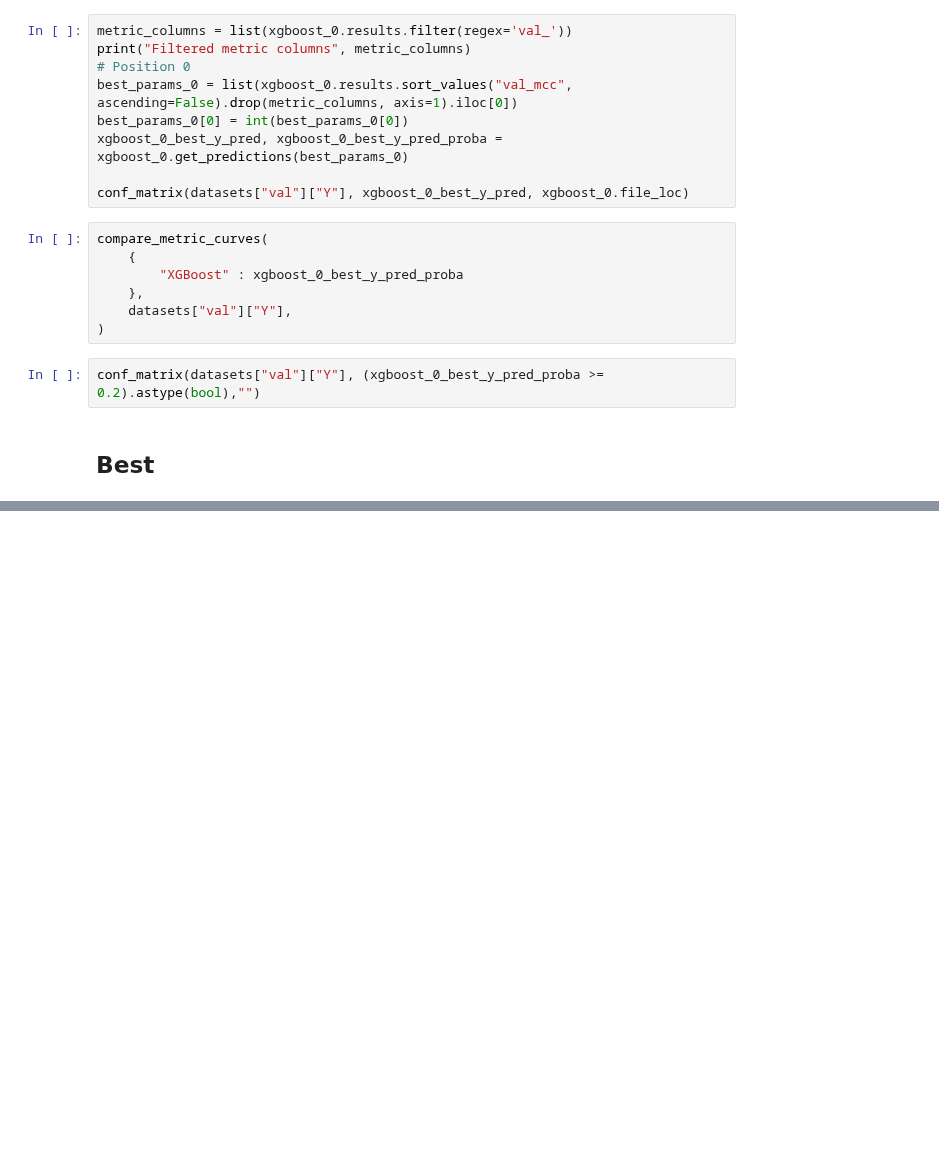
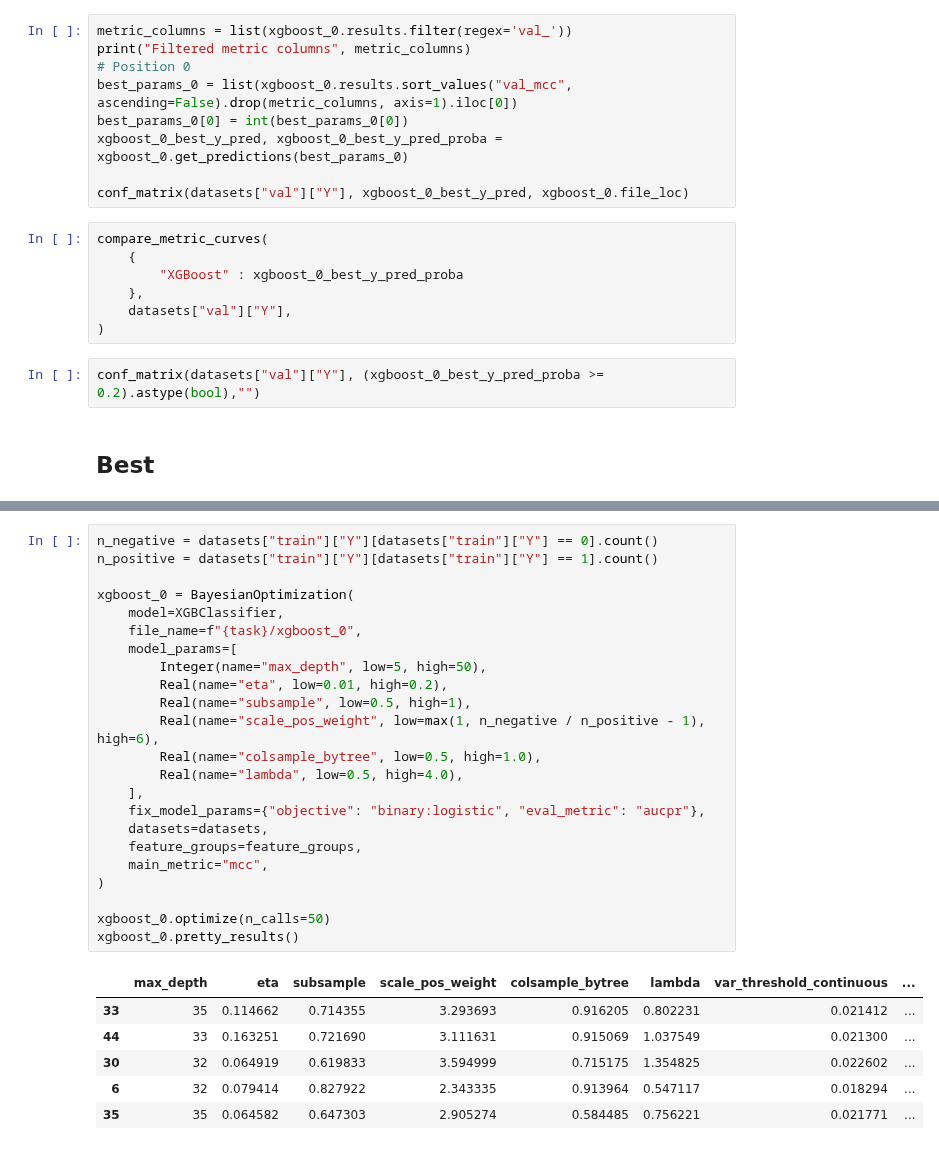
Before and after one commit to JonnaMat/CYP-inhibition, a Jupyter notebook: src/cyp2c9.ipynb, the cells around one changed output, grey strips where cells are left out. Drawn from its saved outputs; the diff is of its cells as text; blank space fills up the shorter version.

```diff
--- a/src/cyp2c9.ipynb
+++ b/src/cyp2c9.ipynb
@@ -476,0 +541,30 @@ pd.read_csv(f"optimization/{task}/best.csv", comment="#").sort_values("val_mcc",
+# %%
+n_negative = datasets["train"]["Y"][datasets["train"]["Y"] == 0].count()
+n_positive = datasets["train"]["Y"][datasets["train"]["Y"] == 1].count()
+
+xgboost_0 = BayesianOptimization(
+    model=XGBClassifier,
+    file_name=f"{task}/xgboost_0",
+    model_params=[
+        Integer(name="max_depth", low=5, high=50),
+        Real(name="eta", low=0.01, high=0.2),
+        Real(name="subsample", low=0.5, high=1),
+        Real(name="scale_pos_weight", low=max(1, n_negative / n_positive - 1), high=6),
+        Real(name="colsample_bytree", low=0.5, high=1.0),
+        Real(name="lambda", low=0.5, high=4.0),
+    ],
+    fix_model_params={"objective": "binary:logistic", "eval_metric": "aucpr"},
+    datasets=datasets,
+    feature_groups=feature_groups,
+    main_metric="mcc",
+)
+
+xgboost_0.optimize(n_calls=50)
+xgboost_0.pretty_results()
+# %% [output]
+|  | max_depth | eta | subsample | scale_pos_weight | colsample_bytree | lambda | var_threshold_continuous | ... |
+| 33 | 35 | 0.114662 | 0.714355 | 3.293693 | 0.916205 | 0.802231 | 0.021412 | ... |
+| 44 | 33 | 0.163251 | 0.721690 | 3.111631 | 0.915069 | 1.037549 | 0.021300 | ... |
+| 30 | 32 | 0.064919 | 0.619833 | 3.594999 | 0.715175 | 1.354825 | 0.022602 | ... |
+| 6 | 32 | 0.079414 | 0.827922 | 2.343335 | 0.913964 | 0.547117 | 0.018294 | ... |
+| 35 | 35 | 0.064582 | 0.647303 | 2.905274 | 0.584485 | 0.756221 | 0.021771 | ... |
```
Also changed, not shown: parts of 11 cells of this notebook, 6 other files.
